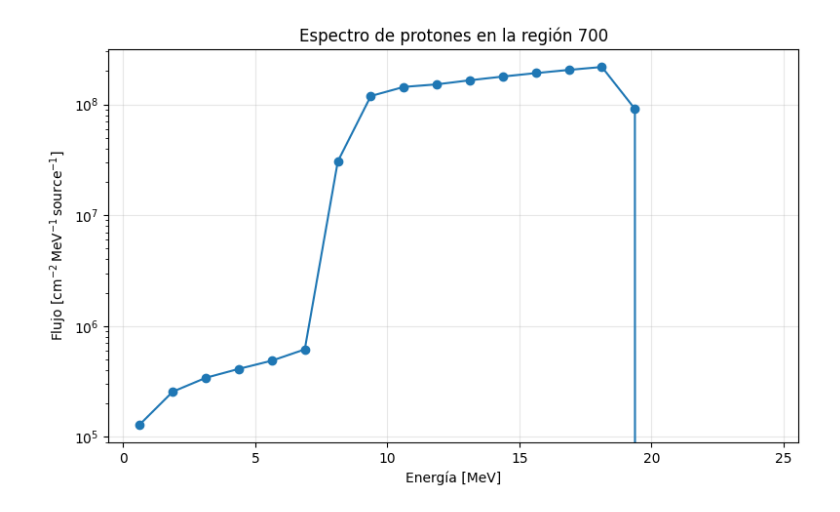
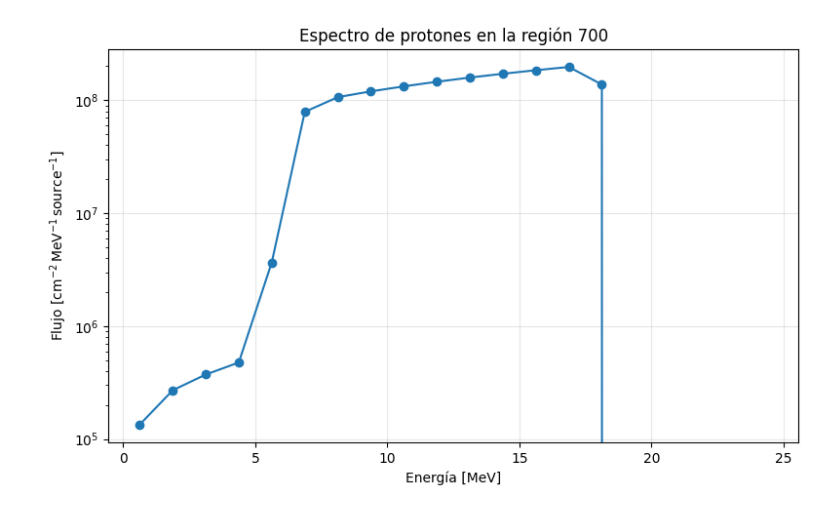
Before and after one commit to arirodriguez001/Laboratory-VII, a Jupyter notebook: ridge_filter_2/analisis/espectro.ipynb, the cells around one changed output. Saved outputs shown, nothing was run; the diff lists cells and outputs as text; code cells hidden in the pictures.

Commit message:
subo espectros con sus energias

```diff
--- a/ridge_filter_2/analisis/espectro.ipynb
+++ b/ridge_filter_2/analisis/espectro.ipynb
@@ -2,7 +2,7 @@
 import numpy as np
 import matplotlib.pyplot as plt
 
-archivo = "../out/espectro_region700.out"
+archivo = "../out/espectro_region2.out"
 
 emin = []
 emax = []
@@ -31,31 +31,31 @@ with open(archivo, "r") as f:
             continue
 
 emin = np.array(emin)
 emax = np.array(emax)
 flujo = np.array(flujo)
 error_rel = np.array(error_rel)
 
 energia = (emin + emax) / 2
 error_abs = flujo * error_rel
 
 plt.figure(figsize=(8, 5))
 
 plt.errorbar(
     energia,
     flujo,
     yerr=error_abs,
     fmt="o-",
     capsize=3
 )
 
 plt.xlabel("Energía [MeV]")
 plt.ylabel(r"Flujo [$\mathrm{cm^{-2}\,MeV^{-1}\,source^{-1}}$]")
 plt.title("Espectro de protones en la región 700")
 
 plt.yscale("log")
 plt.grid(alpha=0.3)
 
 plt.tight_layout()
 plt.show()
 # %% [output]
-[figure, old version]
+[figure, new version]
```
Also changed, not shown: parts of 1 cell of this notebook, 1 other file.
